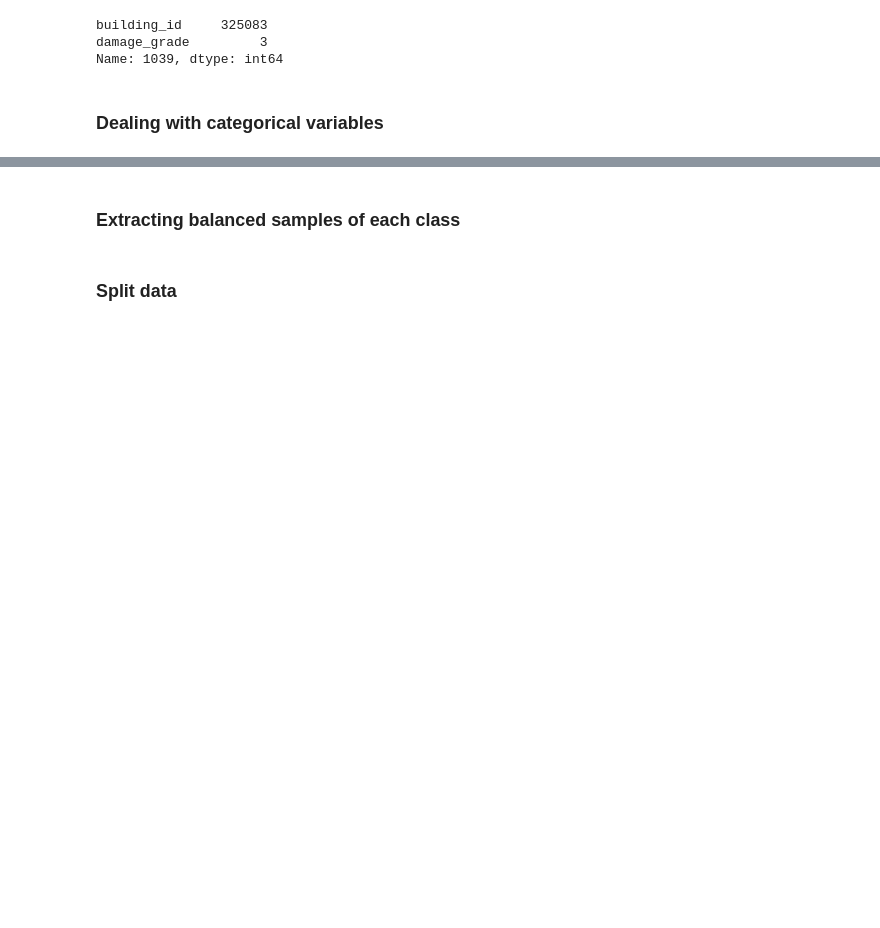
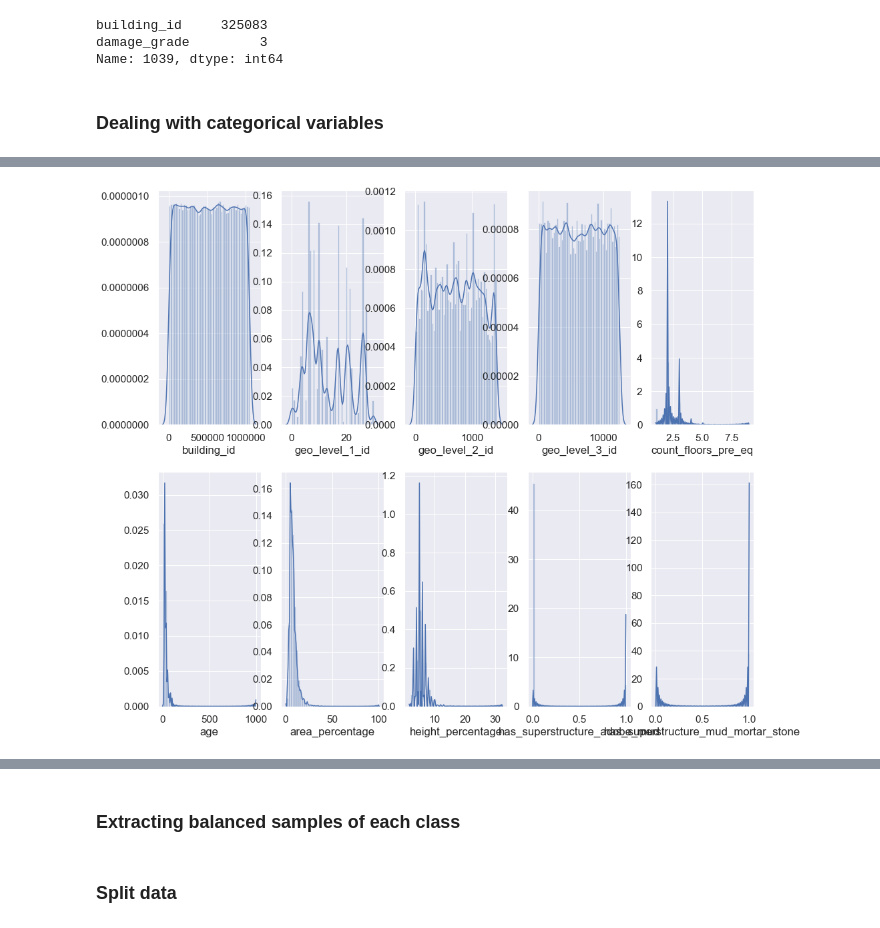
Before and after one commit to belulali/earthquake, a Jupyter notebook: SVM - Earthquake.ipynb, the cells around one changed output, grey strips where cells are left out. Cells and saved outputs as stored; diff of their text form; code cells hidden in the pictures; blank space fills up the shorter version.

```diff
--- a/SVM - Earthquake.ipynb
+++ b/SVM - Earthquake.ipynb
@@ -29,0 +65,4 @@ extended_train_features = hot_encode(raw_train_features, categorical_features)
+# %%
+distributionPlot(extended_train_features.iloc[:, : 10], 5)
+# %% [output]
+[figure, added]
```
Also changed, not shown: parts of 8 cells of this notebook, 4 other files.
